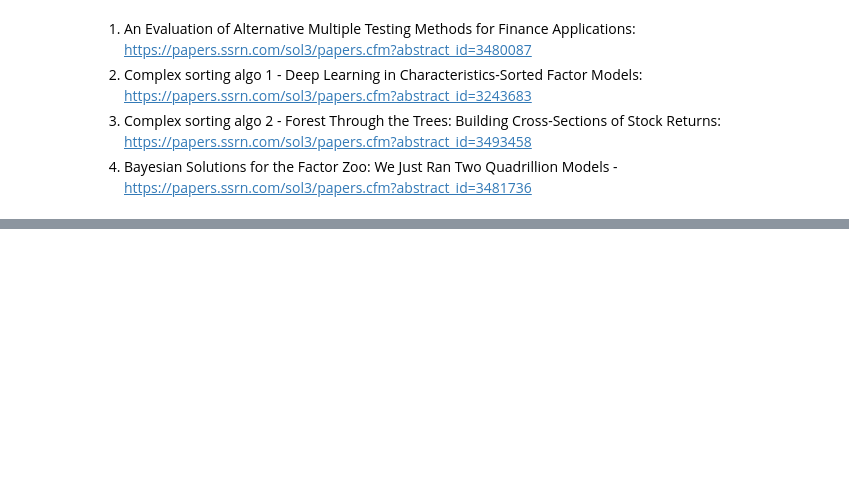
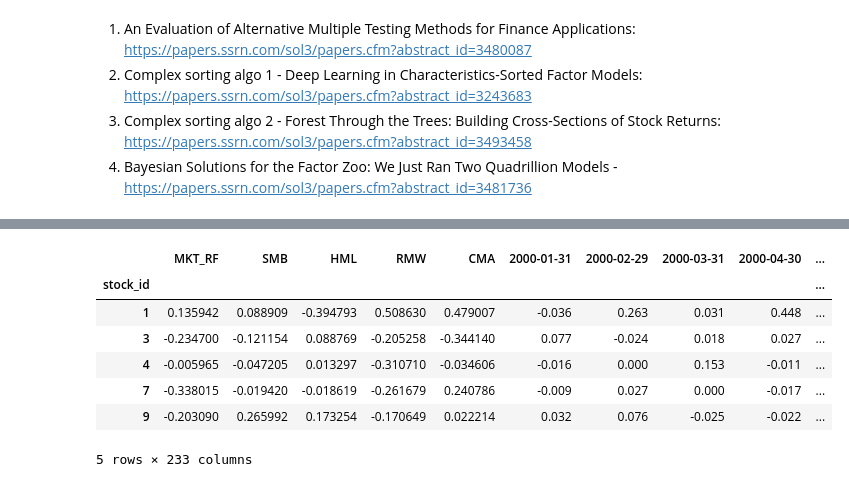
Before and after one commit to wingkit1202/ml_factor_investing, a Jupyter notebook: Chapter 3.ipynb, the cells around one changed output, grey strips where cells are left out. Drawn from its saved outputs; the diff is of its cells as text; code cells hidden in the pictures; blank space fills up the shorter version.

```diff
--- a/Chapter 3.ipynb
+++ b/Chapter 3.ipynb
@@ -213,0 +240,20 @@ plt.show()
+# %%
+results_params = []
+reg_result = []
+df_res_full = []
+
+for i in range(len(stock_list)):
+    Y = returns.iloc[:,i].shift(-1).reset_index()
+    Y = Y.drop(columns = ['date'])
+    Y.dropna(inplace = True)
+    results = sm.OLS(endog = Y, exog = sm.add_constant(data_FM.iloc[0:227, 2:7])).fit()
+    results_params = results.params
+    reg_result_tmp = pd.DataFrame(results_params)
+    reg_result_tmp['stock_id'] = stock_list[i]
+    df_res_full.append(reg_result_tmp)
+
+df_res_full = pd.concat(df_res_full)
+df_res_full.reset_index(inplace = True)
+df_res_full.rename(columns = {'index': 'factors_name', 0: 'betas'}, inplace = True)
+df_res_full_mat = df_res_full.pivot(index = 'stock_id', columns = ['factors_name'], values = 'betas')
+reg_result = df_res_full_mat.reindex(columns = ['const', 'MKT_RF', 'SMB', 'HML', 'RMW', 'CMA'])
@@ -213,0 +273,11 @@ plt.show()
+# %%
+df_2nd_pass.head()
+# %% [output]
+|  | MKT_RF | SMB | HML | RMW | CMA | 2000-01-31 | 2000-02-29 | 2000-03-31 | 2000-04-30 | ... |
+| stock_id |  |  |  |  |  |  |  |  |  | ... |
+| 1 | 0.135942 | 0.088909 | -0.394793 | 0.508630 | 0.479007 | -0.036 | 0.263 | 0.031 | 0.448 | ... |
+| 3 | -0.234700 | -0.121154 | 0.088769 | -0.205258 | -0.344140 | 0.077 | -0.024 | 0.018 | 0.027 | ... |
+| 4 | -0.005965 | -0.047205 | 0.013297 | -0.310710 | -0.034606 | -0.016 | 0.000 | 0.153 | -0.011 | ... |
+| 7 | -0.338015 | -0.019420 | -0.018619 | -0.261679 | 0.240786 | -0.009 | 0.027 | 0.000 | -0.017 | ... |
+| 9 | -0.203090 | 0.265992 | 0.173254 | -0.170649 | 0.022214 | 0.032 | 0.076 | -0.025 | -0.022 | ... |
+5 rows × 233 columns
```
Also changed, not shown: parts of 11 cells of this notebook.
